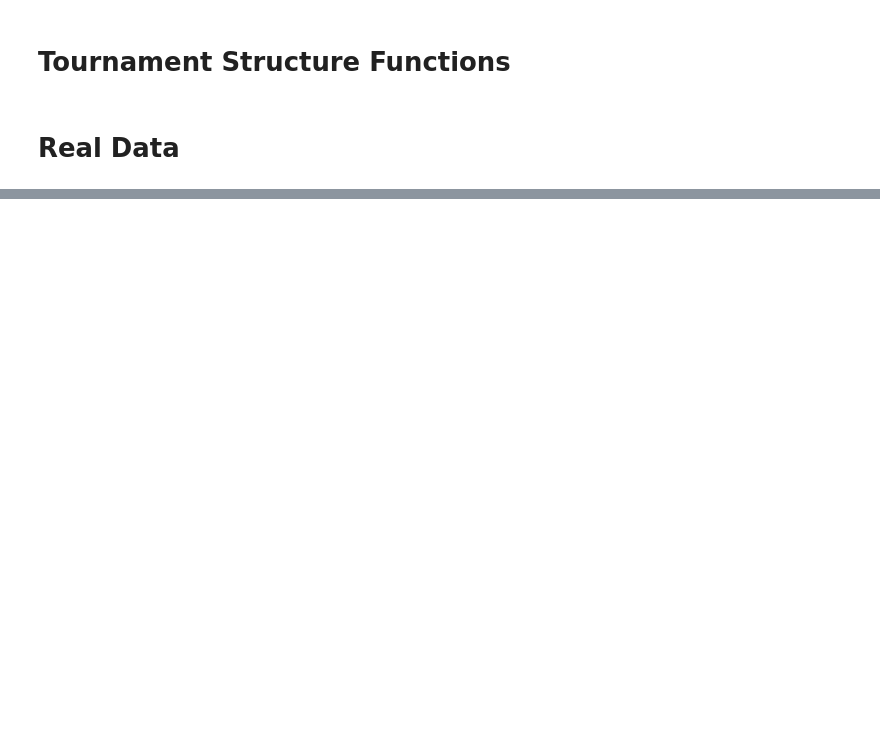
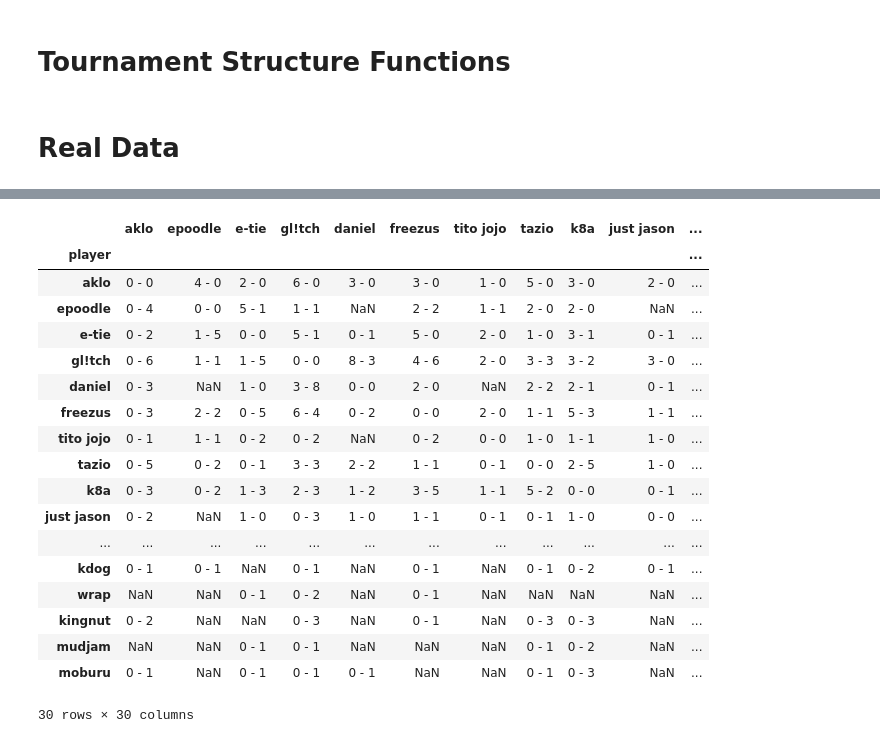
Before and after one commit to CommonerCoffee/bracket_simulation, a Jupyter notebook: bracket_simulation.ipynb, the cells around one changed output, grey strips where cells are left out. Saved outputs shown, nothing was run; the diff lists cells and outputs as text; code cells hidden in the pictures; blank space fills up the shorter version.

```diff
--- a/bracket_simulation.ipynb
+++ b/bracket_simulation.ipynb
@@ -129,0 +144,38 @@ h2h_sub
+# %%
+import pandas as pd
+import numpy as np
+
+# Create a mask where '0 - 0' records are replaced with NaN (except on the diagonal)
+df_masked = h2h_record.copy()
+df_masked = df_masked.set_index('player')
+
+# Replace 0-0 values outside the diagonal with NaN
+# Create a mask for '0 - 0' values on the non-diagonal elements
+mask_zeros = (df_masked.values == '0 - 0')
+
+# Set the diagonal elements of the mask to False
+np.fill_diagonal(mask_zeros, False)
+
+# Replace '0 - 0' values outside the diagonal with NaN
+df_masked[:] = np.where(mask_zeros, np.nan, df_masked)
+df_masked
+# %% [output]
+|  | aklo | epoodle | e-tie | gl!tch | daniel | freezus | tito jojo | tazio | k8a | just jason | ... |
+| player |  |  |  |  |  |  |  |  |  |  | ... |
+| aklo | 0 - 0 | 4 - 0 | 2 - 0 | 6 - 0 | 3 - 0 | 3 - 0 | 1 - 0 | 5 - 0 | 3 - 0 | 2 - 0 | ... |
+| epoodle | 0 - 4 | 0 - 0 | 5 - 1 | 1 - 1 | NaN | 2 - 2 | 1 - 1 | 2 - 0 | 2 - 0 | NaN | ... |
+| e-tie | 0 - 2 | 1 - 5 | 0 - 0 | 5 - 1 | 0 - 1 | 5 - 0 | 2 - 0 | 1 - 0 | 3 - 1 | 0 - 1 | ... |
+| gl!tch | 0 - 6 | 1 - 1 | 1 - 5 | 0 - 0 | 8 - 3 | 4 - 6 | 2 - 0 | 3 - 3 | 3 - 2 | 3 - 0 | ... |
+| daniel | 0 - 3 | NaN | 1 - 0 | 3 - 8 | 0 - 0 | 2 - 0 | NaN | 2 - 2 | 2 - 1 | 0 - 1 | ... |
+| freezus | 0 - 3 | 2 - 2 | 0 - 5 | 6 - 4 | 0 - 2 | 0 - 0 | 2 - 0 | 1 - 1 | 5 - 3 | 1 - 1 | ... |
+| tito jojo | 0 - 1 | 1 - 1 | 0 - 2 | 0 - 2 | NaN | 0 - 2 | 0 - 0 | 1 - 0 | 1 - 1 | 1 - 0 | ... |
+| tazio | 0 - 5 | 0 - 2 | 0 - 1 | 3 - 3 | 2 - 2 | 1 - 1 | 0 - 1 | 0 - 0 | 2 - 5 | 1 - 0 | ... |
+| k8a | 0 - 3 | 0 - 2 | 1 - 3 | 2 - 3 | 1 - 2 | 3 - 5 | 1 - 1 | 5 - 2 | 0 - 0 | 0 - 1 | ... |
+| just jason | 0 - 2 | NaN | 1 - 0 | 0 - 3 | 1 - 0 | 1 - 1 | 0 - 1 | 0 - 1 | 1 - 0 | 0 - 0 | ... |
+| ... | ... | ... | ... | ... | ... | ... | ... | ... | ... | ... | ... |
+| kdog | 0 - 1 | 0 - 1 | NaN | 0 - 1 | NaN | 0 - 1 | NaN | 0 - 1 | 0 - 2 | 0 - 1 | ... |
+| wrap | NaN | NaN | 0 - 1 | 0 - 2 | NaN | 0 - 1 | NaN | NaN | NaN | NaN | ... |
+| kingnut | 0 - 2 | NaN | NaN | 0 - 3 | NaN | 0 - 1 | NaN | 0 - 3 | 0 - 3 | NaN | ... |
+| mudjam | NaN | NaN | 0 - 1 | 0 - 1 | NaN | NaN | NaN | 0 - 1 | 0 - 2 | NaN | ... |
+| moburu | 0 - 1 | NaN | 0 - 1 | 0 - 1 | 0 - 1 | NaN | NaN | 0 - 1 | 0 - 3 | NaN | ... |
+30 rows × 30 columns
```
Also changed, not shown: parts of 7 cells of this notebook, 1 other file.
